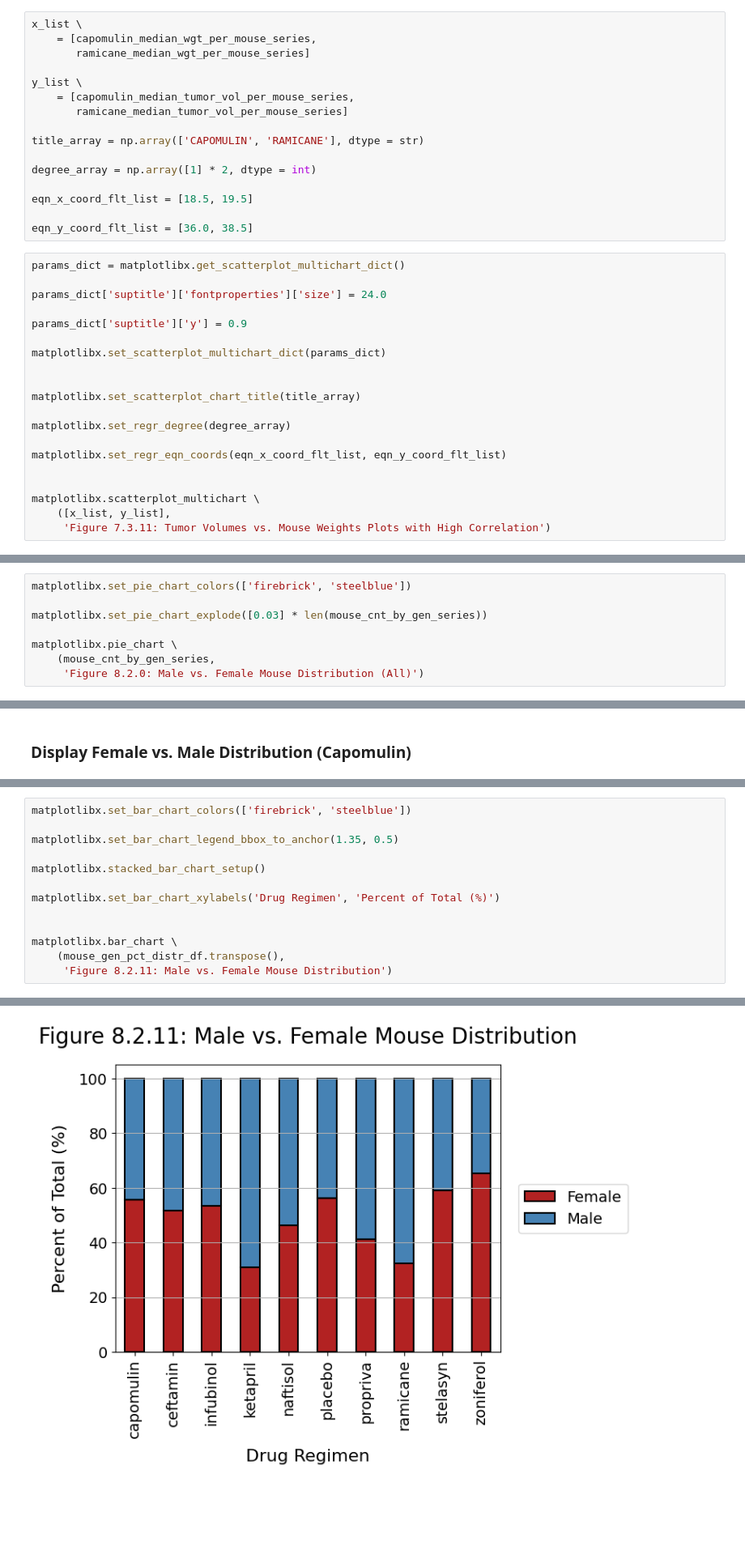
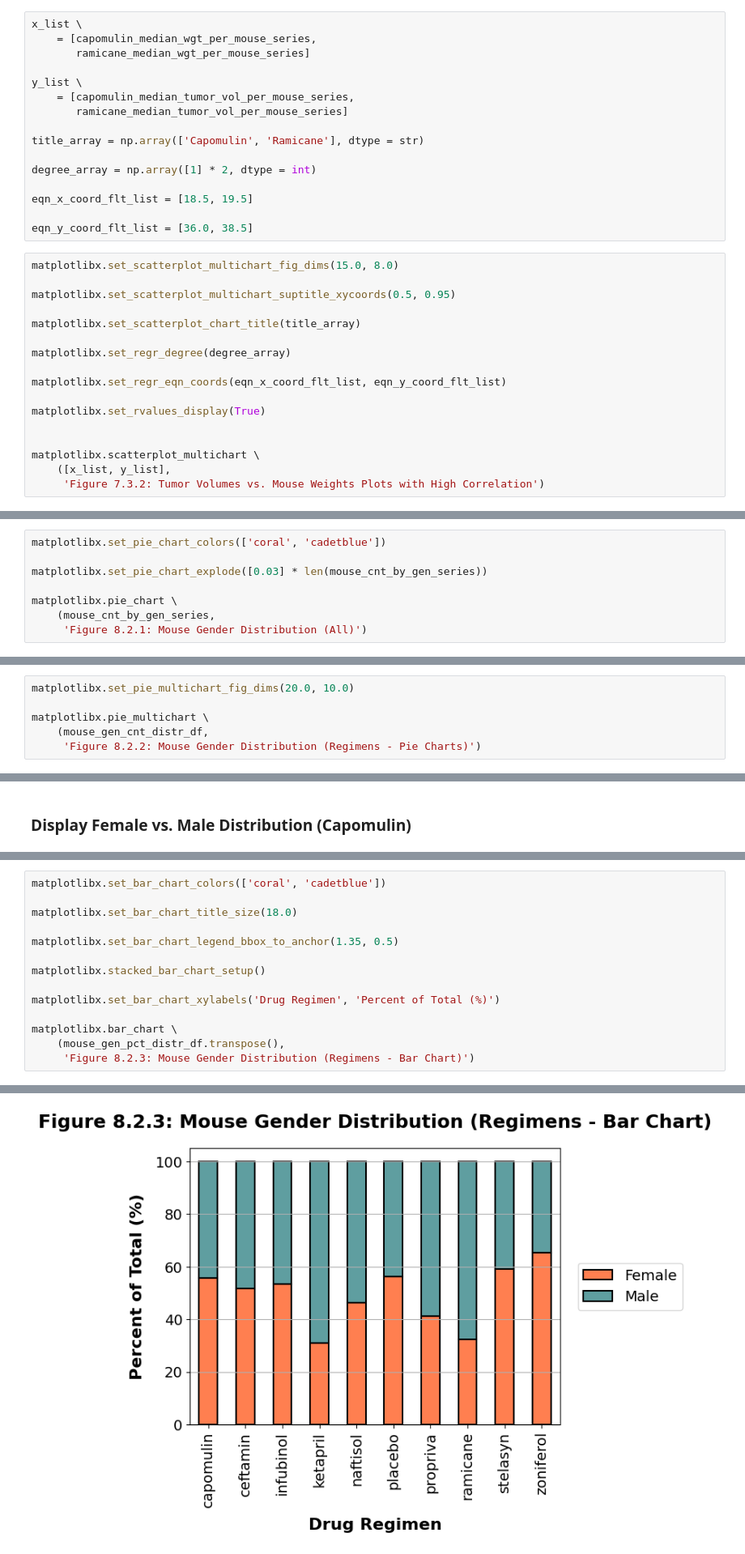
Before and after one commit to njgeorge000158/Pharmaceutical-Animal-Study-Analysis-with-Matplotlib, a Jupyter notebook: pymaceuticals.ipynb, the cells around one changed output, grey strips where cells are left out. Shown at 81% size. Saved outputs shown, nothing was run; the diff lists cells and outputs as text; blank space fills up the shorter version.

```diff
--- a/pymaceuticals.ipynb
+++ b/pymaceuticals.ipynb
@@ -1522,7 +1479,7 @@ y_list \
     = [capomulin_median_tumor_vol_per_mouse_series,
        ramicane_median_tumor_vol_per_mouse_series]
 
-title_array = np.array(['CAPOMULIN', 'RAMICANE'], dtype = str)
+title_array = np.array(['Capomulin', 'Ramicane'], dtype = str)
 
 degree_array = np.array([1] * 2, dtype = int)
 
@@ -1530,14 +1487,9 @@ eqn_x_coord_flt_list = [18.5, 19.5]
 
 eqn_y_coord_flt_list = [36.0, 38.5]
 # %%
-params_dict = matplotlibx.get_scatterplot_multichart_dict()
+matplotlibx.set_scatterplot_multichart_fig_dims(15.0, 8.0)
 
-params_dict['suptitle']['fontproperties']['size'] = 24.0
-
-params_dict['suptitle']['y'] = 0.9
-
-matplotlibx.set_scatterplot_multichart_dict(params_dict)
-
+matplotlibx.set_scatterplot_multichart_suptitle_xycoords(0.5, 0.95)
 
 matplotlibx.set_scatterplot_chart_title(title_array)
 
@@ -1545,10 +1497,12 @@ matplotlibx.set_regr_degree(degree_array)
 
 matplotlibx.set_regr_eqn_coords(eqn_x_coord_flt_list, eqn_y_coord_flt_list)
 
+matplotlibx.set_rvalues_display(True)
+
 
 matplotlibx.scatterplot_multichart \
     ([x_list, y_list],
-     'Figure 7.3.11: Tumor Volumes vs. Mouse Weights Plots with High Correlation')
+     'Figure 7.3.2: Tumor Volumes vs. Mouse Weights Plots with High Correlation')
 # %% [output]
 r-value:     0.7669
 r-squared:   0.5881
@@ -1794,11 +1748,11 @@ Table 8.1.2: Mouse Gender Percent Distribution by Drug Regimen
 # %% [markdown]
 ### **Display Female vs. Male Distribution  (All)**
 # %%
-matplotlibx.set_pie_chart_colors(['firebrick', 'steelblue'])
+matplotlibx.set_pie_chart_colors(['coral', 'cadetblue'])
 
 matplotlibx.set_pie_chart_explode([0.03] * len(mouse_cnt_by_gen_series))
 
 matplotlibx.pie_chart \
     (mouse_cnt_by_gen_series,
-     'Figure 8.2.0: Male vs. Female Mouse Distribution (All)')
+     'Figure 8.2.1: Mouse Gender Distribution (All)')
 # %% [output]
@@ -1805,0 +1760,6 @@ matplotlibx.pie_chart \
+# %%
+matplotlibx.set_pie_multichart_fig_dims(20.0, 10.0)
+
+matplotlibx.pie_multichart \
+    (mouse_gen_cnt_distr_df,
+     'Figure 8.2.2: Mouse Gender Distribution (Regimens - Pie Charts)')
@@ -1888,18 +1770,19 @@ matplotlibx.pie_chart \
 # %%
-matplotlibx.set_bar_chart_colors(['firebrick', 'steelblue'])
+matplotlibx.set_bar_chart_colors(['coral', 'cadetblue'])
+
+matplotlibx.set_bar_chart_title_size(18.0)
 
 matplotlibx.set_bar_chart_legend_bbox_to_anchor(1.35, 0.5)
 
 matplotlibx.stacked_bar_chart_setup()
 
 matplotlibx.set_bar_chart_xylabels('Drug Regimen', 'Percent of Total (%)')
 
-
 matplotlibx.bar_chart \
     (mouse_gen_pct_distr_df.transpose(),
-     'Figure 8.2.11: Male vs. Female Mouse Distribution')
+     'Figure 8.2.3: Mouse Gender Distribution (Regimens - Bar Chart)')
 # %% [output]
 <Figure size 970.8x600 with 0 Axes>
-[figure, old version]
+[figure, new version]
 # %%
 #logx.end_program()
```
Also changed, not shown: parts of 123 cells of this notebook, 2 other files.
